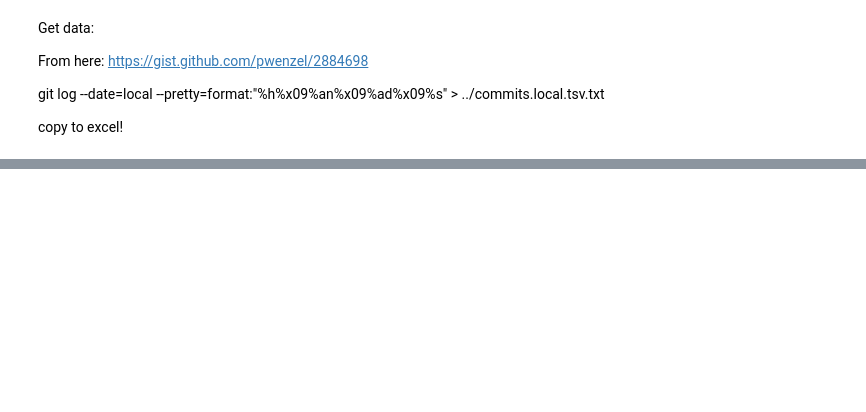
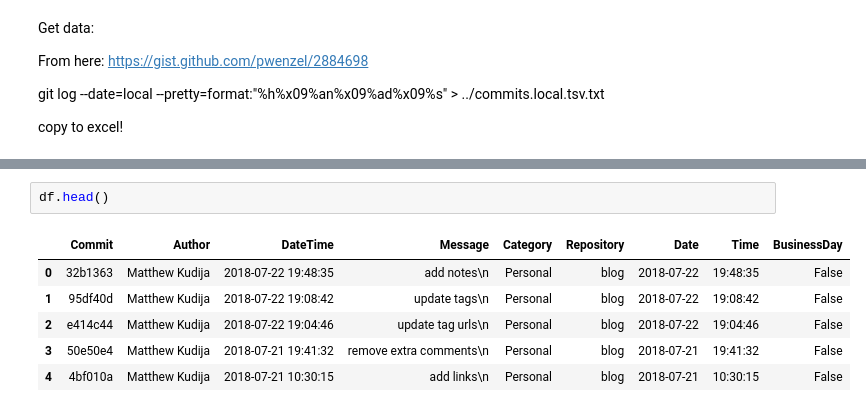
Before and after one commit to mkudija/GitHub-Commits, a Jupyter notebook: github_heatmap.ipynb, the cells around one changed output, grey strips where cells are left out. Cells and saved outputs as stored; diff of their text form; blank space fills up the shorter version.

```diff
--- a/github_heatmap.ipynb
+++ b/github_heatmap.ipynb
@@ -218,0 +250,9 @@ matplotlib  2.2.2
+# %%
+df.head()
+# %% [output]
+|  | Commit | Author | DateTime | Message | Category | Repository | Date | Time | BusinessDay |
+| 0 | 32b1363 | Matthew Kudija | 2018-07-22 19:48:35 | add notes\n | Personal | blog | 2018-07-22 | 19:48:35 | False |
+| 1 | 95df40d | Matthew Kudija | 2018-07-22 19:08:42 | update tags\n | Personal | blog | 2018-07-22 | 19:08:42 | False |
+| 2 | e414c44 | Matthew Kudija | 2018-07-22 19:04:46 | update tag urls\n | Personal | blog | 2018-07-22 | 19:04:46 | False |
+| 3 | 50e50e4 | Matthew Kudija | 2018-07-21 19:41:32 | remove extra comments\n | Personal | blog | 2018-07-21 | 19:41:32 | False |
+| 4 | 4bf010a | Matthew Kudija | 2018-07-21 10:30:15 | add links\n | Personal | blog | 2018-07-21 | 10:30:15 | False |
```
Also changed, not shown: parts of 10 cells of this notebook, 5 other files.
